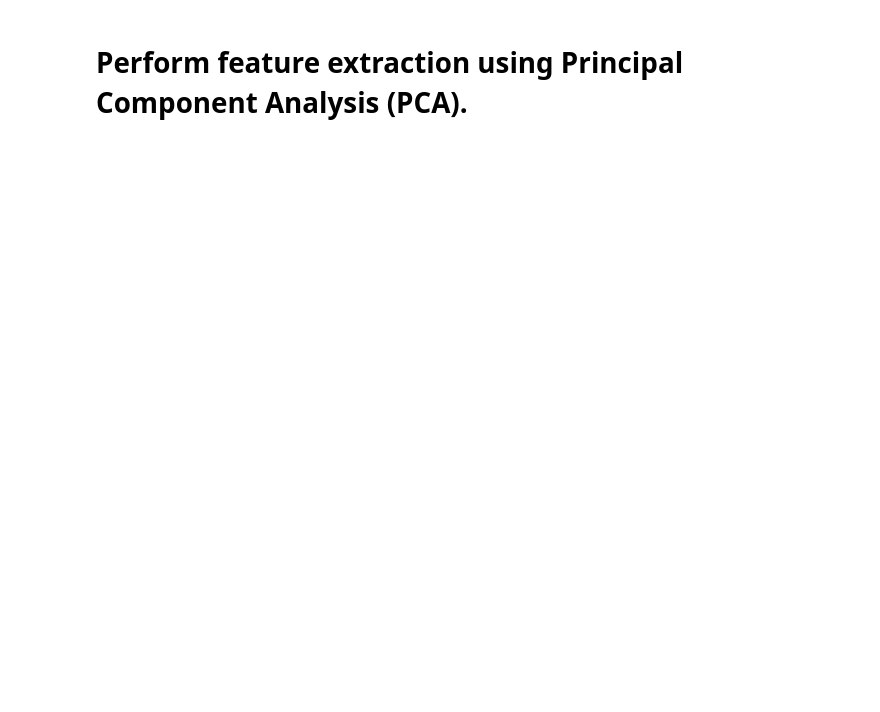
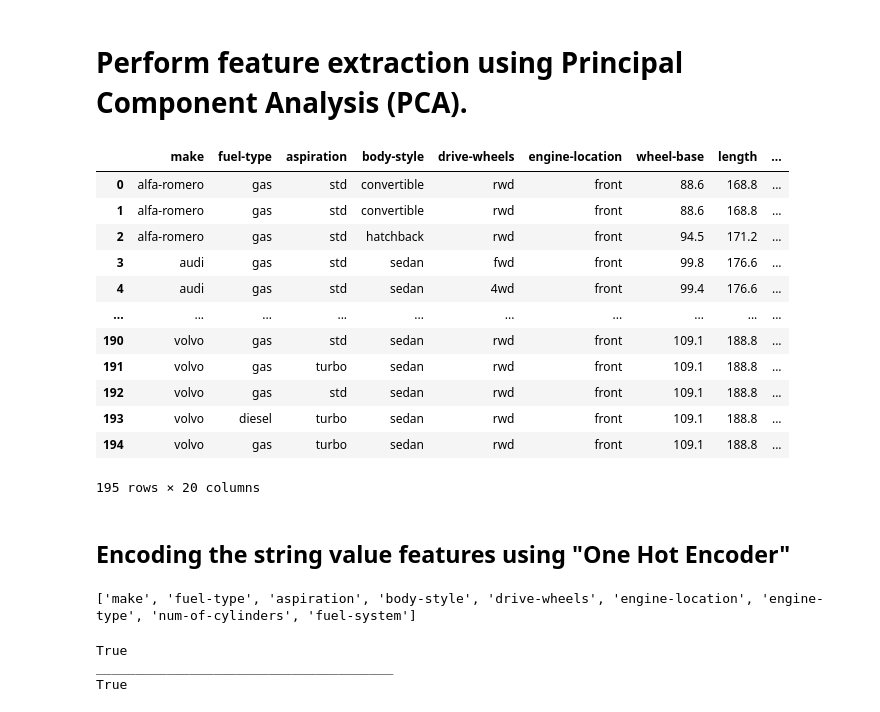
Before and after one commit to MayankTamakuwala/Automobile-Price-Prediction, a Jupyter notebook: project.ipynb, the cells around one changed output. Saved outputs shown, nothing was run; the diff lists cells and outputs as text; code cells hidden in the pictures; blank space fills up the shorter version.

```diff
--- a/project.ipynb
+++ b/project.ipynb
@@ -255,2 +283,18 @@ y = df.iloc[:, -1].values
 # %% [markdown]
 # Perform feature extraction using Principal Component Analysis (PCA).
+# %%
+df
+# %% [output]
+|  | make | fuel-type | aspiration | body-style | drive-wheels | engine-location | wheel-base | length | ... |
+| 0 | alfa-romero | gas | std | convertible | rwd | front | 88.6 | 168.8 | ... |
+| 1 | alfa-romero | gas | std | convertible | rwd | front | 88.6 | 168.8 | ... |
+| 2 | alfa-romero | gas | std | hatchback | rwd | front | 94.5 | 171.2 | ... |
+| 3 | audi | gas | std | sedan | fwd | front | 99.8 | 176.6 | ... |
+| 4 | audi | gas | std | sedan | 4wd | front | 99.4 | 176.6 | ... |
+| ... | ... | ... | ... | ... | ... | ... | ... | ... | ... |
+| 190 | volvo | gas | std | sedan | rwd | front | 109.1 | 188.8 | ... |
+| 191 | volvo | gas | turbo | sedan | rwd | front | 109.1 | 188.8 | ... |
+| 192 | volvo | gas | std | sedan | rwd | front | 109.1 | 188.8 | ... |
+| 193 | volvo | diesel | turbo | sedan | rwd | front | 109.1 | 188.8 | ... |
+| 194 | volvo | gas | turbo | sedan | rwd | front | 109.1 | 188.8 | ... |
+195 rows × 20 columns
@@ -256,0 +307,18 @@ y = df.iloc[:, -1].values
+# %% [markdown]
+## Encoding the string value features using "One Hot Encoder"
+# %%
+columnsToEncode = list(df.select_dtypes(object).columns)
+print(columnsToEncode)
+columnsIndexToEncode = []
+for i in columnsToEncode:
+    columnsIndexToEncode.append(df.columns.get_loc(i))
+# %% [output]
+['make', 'fuel-type', 'aspiration', 'body-style', 'drive-wheels', 'engine-location', 'engine-type', 'num-of-cylinders', 'fuel-system']
+# %%
+print(np.iterable(x))
+print("______________________________________")
+print(np.iterable(y))
+# %% [output]
+True
+______________________________________
+True
```
Also changed, not shown: parts of 28 cells of this notebook.
